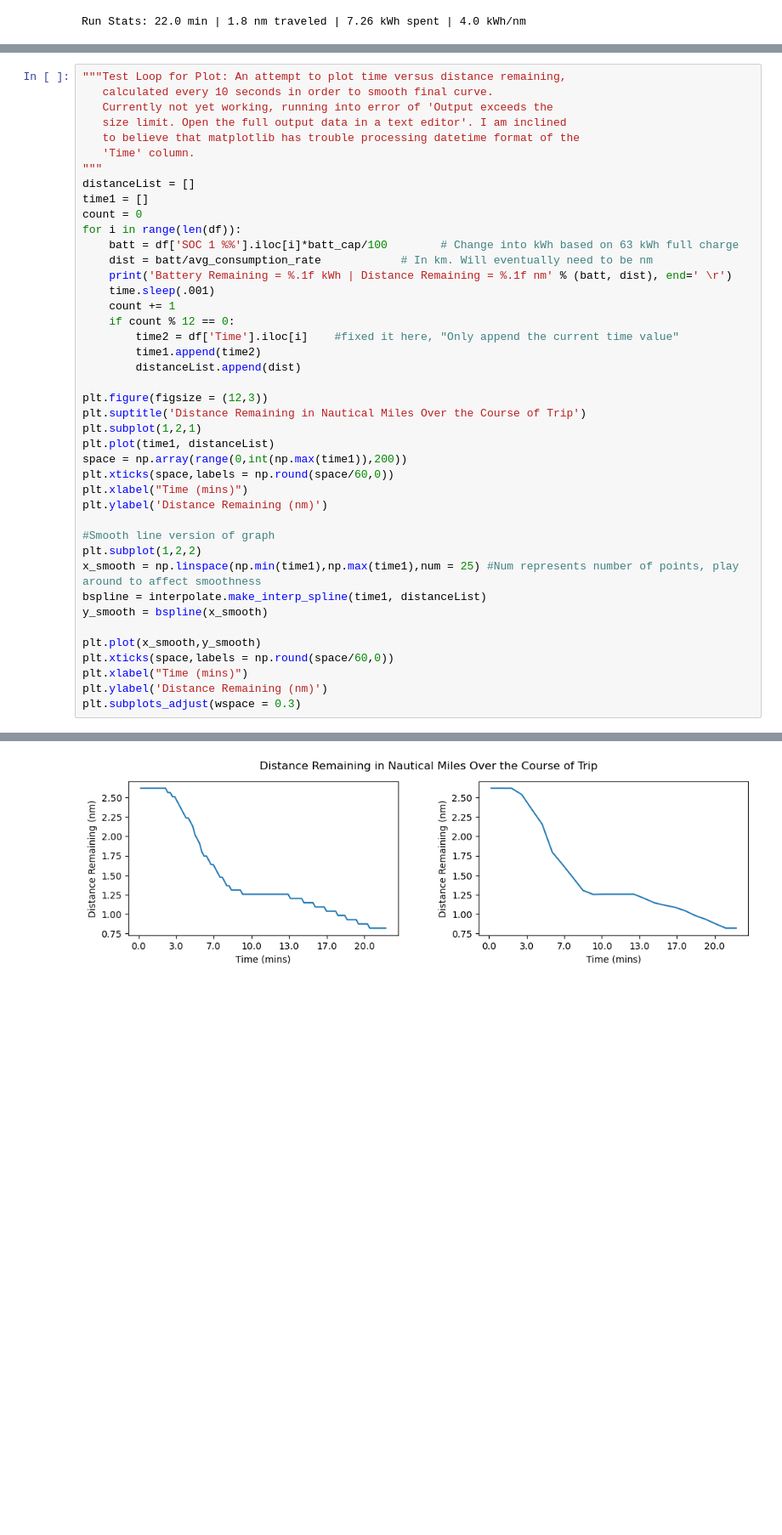
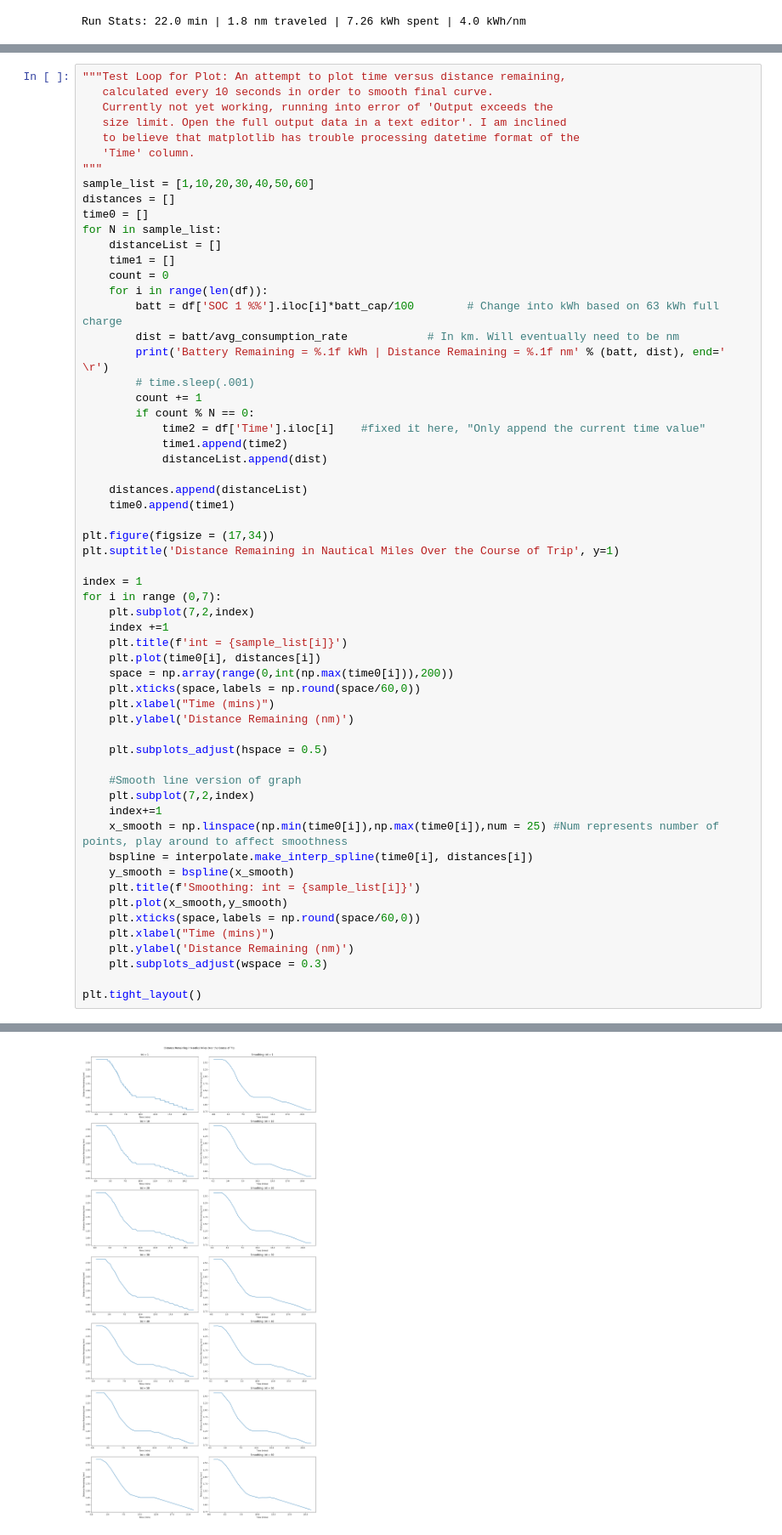
Before and after one commit to eliu420/photon-range-estimator, a Jupyter notebook: Guppy_test_loop.ipynb, the cells around one changed output, grey strips where cells are left out. Shown at 85% size. Saved outputs shown, nothing was run; the diff lists cells and outputs as text; blank space fills up the shorter version.

Commit message:
multi-data plot for intervals

```diff
--- a/Guppy_test_loop.ipynb
+++ b/Guppy_test_loop.ipynb
@@ -132,45 +132,62 @@ plt.plot(df['Time'], distances[4])
 # %%
 """Test Loop for Plot: An attempt to plot time versus distance remaining,
    calculated every 10 seconds in order to smooth final curve.
    Currently not yet working, running into error of 'Output exceeds the
    size limit. Open the full output data in a text editor'. I am inclined
    to believe that matplotlib has trouble processing datetime format of the
    'Time' column.
 """
-distanceList = []
-time1 = []
-count = 0
-for i in range(len(df)):
-    batt = df['SOC 1 %%'].iloc[i]*batt_cap/100        # Change into kWh based on 63 kWh full charge
-    dist = batt/avg_consumption_rate            # In km. Will eventually need to be nm
-    print('Battery Remaining = %.1f kWh | Distance Remaining = %.1f nm' % (batt, dist), end=' \r')
-    time.sleep(.001)
-    count += 1
-    if count % 12 == 0:
-        time2 = df['Time'].iloc[i]    #fixed it here, "Only append the current time value"
-        time1.append(time2)
-        distanceList.append(dist)
+sample_list = [1,10,20,30,40,50,60]
+distances = []
+time0 = []
+for N in sample_list:
+    distanceList = []
+    time1 = []
+    count = 0
+    for i in range(len(df)):
+        batt = df['SOC 1 %%'].iloc[i]*batt_cap/100        # Change into kWh based on 63 kWh full charge
+        dist = batt/avg_consumption_rate            # In km. Will eventually need to be nm
+        print('Battery Remaining = %.1f kWh | Distance Remaining = %.1f nm' % (batt, dist), end=' \r')
+        # time.sleep(.001)
+        count += 1
+        if count % N == 0:
+            time2 = df['Time'].iloc[i]    #fixed it here, "Only append the current time value"
+            time1.append(time2)
+            distanceList.append(dist)
 
-plt.figure(figsize = (12,3))
-plt.suptitle('Distance Remaining in Nautical Miles Over the Course of Trip')
-plt.subplot(1,2,1)
-plt.plot(time1, distanceList)
-space = np.array(range(0,int(np.max(time1)),200))
-plt.xticks(space,labels = np.round(space/60,0))
-plt.xlabel("Time (mins)")
-plt.ylabel('Distance Remaining (nm)')
+    distances.append(distanceList)
+    time0.append(time1)
 
-#Smooth line version of graph
-plt.subplot(1,2,2)
-x_smooth = np.linspace(np.min(time1),np.max(time1),num = 25) #Num represents number of points, play around to affect smoothness
-bspline = interpolate.make_interp_spline(time1, distanceList)
-y_smooth = bspline(x_smooth)
+plt.figure(figsize = (17,34))
+plt.suptitle('Distance Remaining in Nautical Miles Over the Course of Trip', y=1)
 
-plt.plot(x_smooth,y_smooth)
-plt.xticks(space,labels = np.round(space/60,0))
-plt.xlabel("Time (mins)")
-plt.ylabel('Distance Remaining (nm)')
-plt.subplots_adjust(wspace = 0.3)
+index = 1
+for i in range (0,7):
+    plt.subplot(7,2,index)
+    index +=1
+    plt.title(f'int = {sample_list[i]}')
+    plt.plot(time0[i], distances[i])
+    space = np.array(range(0,int(np.max(time0[i])),200))
+    plt.xticks(space,labels = np.round(space/60,0))
+    plt.xlabel("Time (mins)")
+    plt.ylabel('Distance Remaining (nm)')
+
+    plt.subplots_adjust(hspace = 0.5)
+
+    #Smooth line version of graph
+    plt.subplot(7,2,index)
+    index+=1
+    x_smooth = np.linspace(np.min(time0[i]),np.max(time0[i]),num = 25) #Num represents number of points, play around to affect smoothness
+    bspline = interpolate.make_interp_spline(time0[i], distances[i])
+    y_smooth = bspline(x_smooth)
+    plt.title(f'Smoothing: int = {sample_list[i]}')
+    plt.plot(x_smooth,y_smooth)
+    plt.xticks(space,labels = np.round(space/60,0))
+    plt.xlabel("Time (mins)")
+    plt.ylabel('Distance Remaining (nm)')
+    plt.subplots_adjust(wspace = 0.3)
+
+plt.tight_layout()
 # %% [output]
 Battery Remaining = 3.3 kWh | Distance Remaining = 0.8 nm
-[figure, old version]
+[figure, new version]
```
Also changed, not shown: parts of 1 cell of this notebook.
